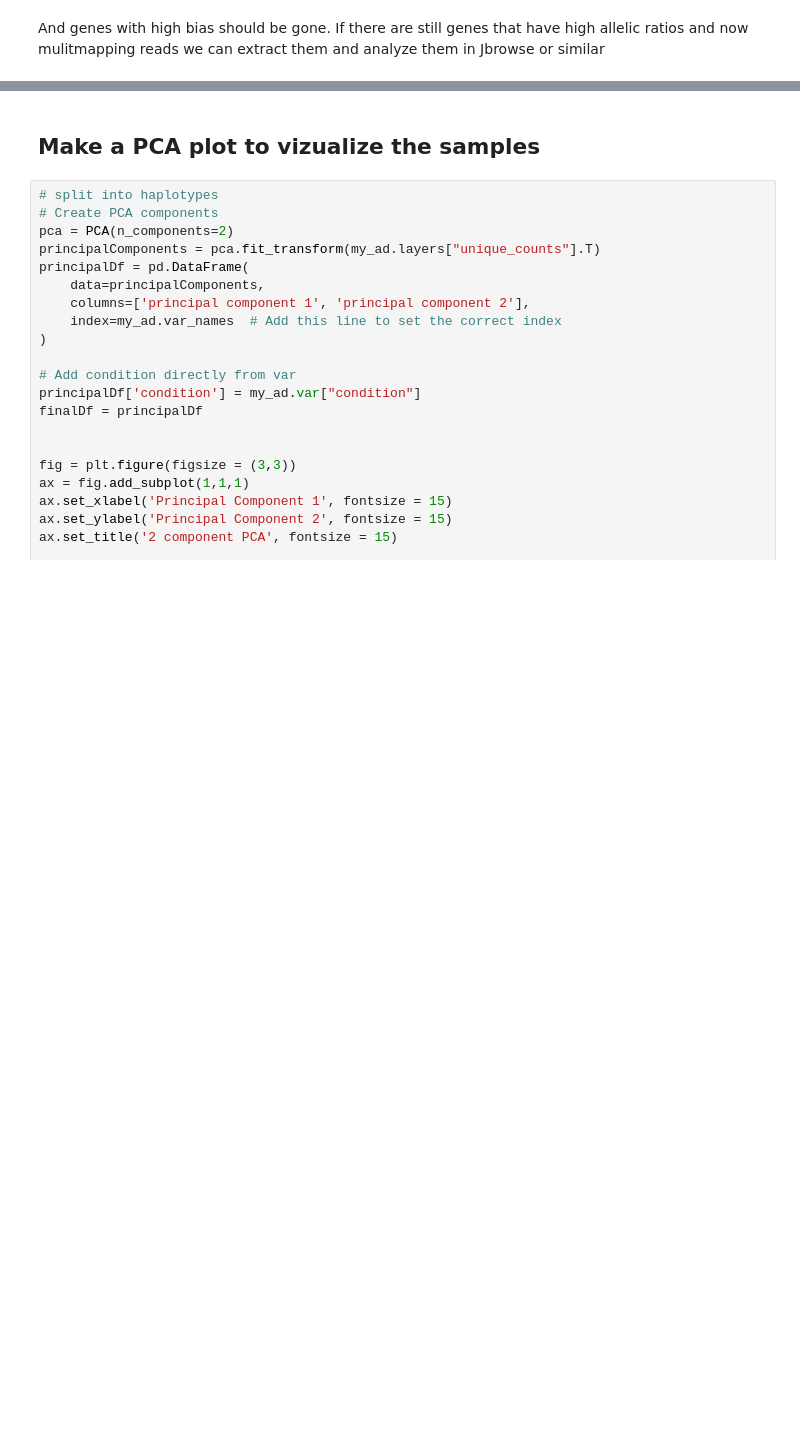
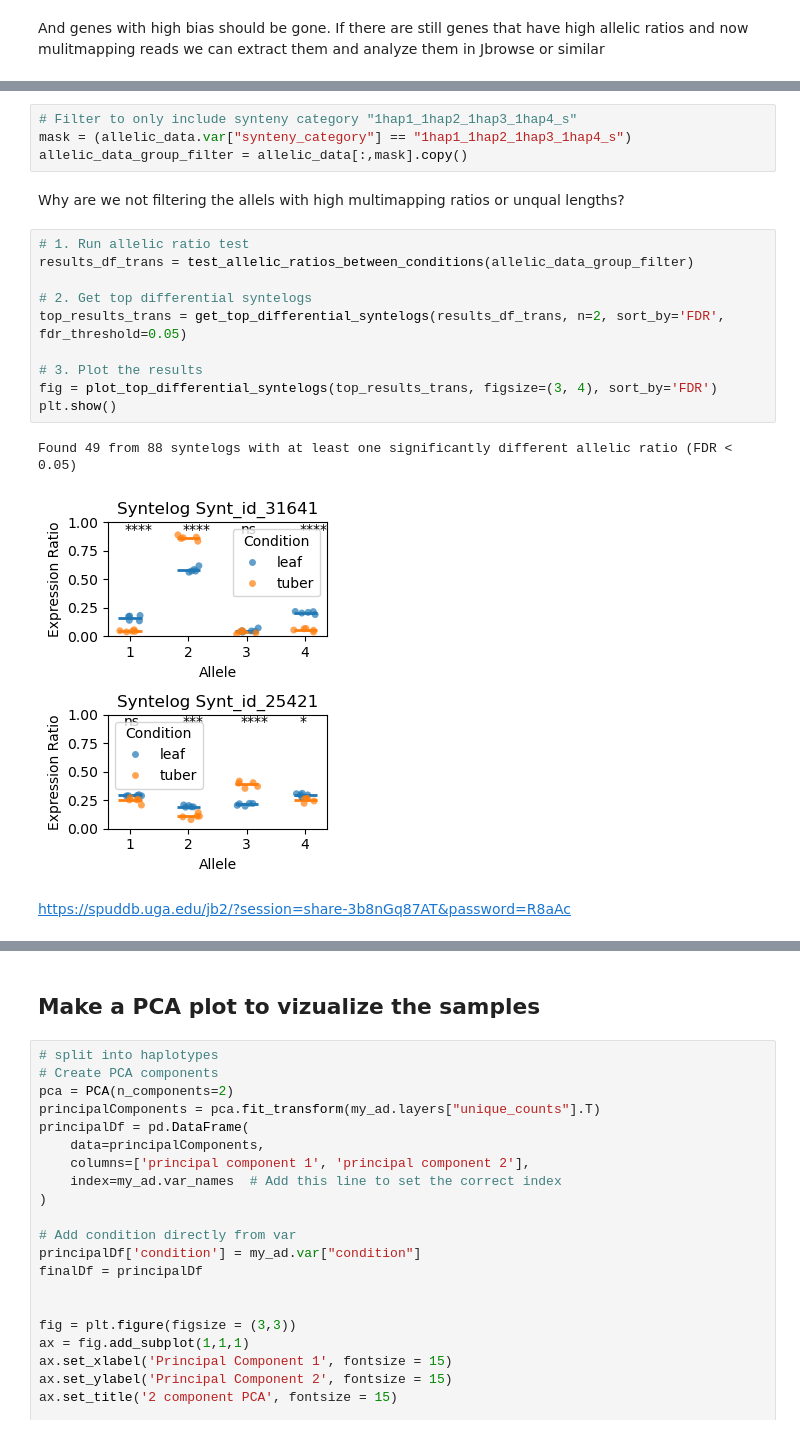
Before and after one commit to nadjano/polyase, a Jupyter notebook: .notebooks/long_readRNA_seq_counts_allele_atlantic.ipynb, the cells around one changed output, grey strips where cells are left out. Saved outputs shown, nothing was run; the diff lists cells and outputs as text; blank space fills up the shorter version.

```diff
--- a/.notebooks/long_readRNA_seq_counts_allele_atlantic.ipynb
+++ b/.notebooks/long_readRNA_seq_counts_allele_atlantic.ipynb
@@ -484,0 +287,23 @@ top_5_results = results_df[results_df['Synt_id'].isin(top_5_syntelogs)]
+# %%
+# Filter to only include synteny category "1hap1_1hap2_1hap3_1hap4_s"
+mask = (allelic_data.var["synteny_category"] == "1hap1_1hap2_1hap3_1hap4_s")
+allelic_data_group_filter = allelic_data[:,mask].copy()
+# %% [markdown]
+Why are we not filtering the allels with high multimapping ratios or unqual lengths?
+# %%
+# 1. Run allelic ratio test
+results_df_trans = test_allelic_ratios_between_conditions(allelic_data_group_filter)
+
+# 2. Get top differential syntelogs
+top_results_trans = get_top_differential_syntelogs(results_df_trans, n=2, sort_by='FDR', fdr_threshold=0.05)
+
+# 3. Plot the results
+fig = plot_top_differential_syntelogs(top_results_trans, figsize=(3, 4), sort_by='FDR')
+plt.show()
+# %% [output]
+Found 49 from 88 syntelogs with at least one significantly different allelic ratio (FDR < 0.05)
+[figure, added]
+# %% [markdown]
+
+
+https://spuddb.uga.edu/jb2/?session=share-3b8nGq87AT&password=R8aAc
```
Also changed, not shown: parts of 58 cells of this notebook, 2 other files.
